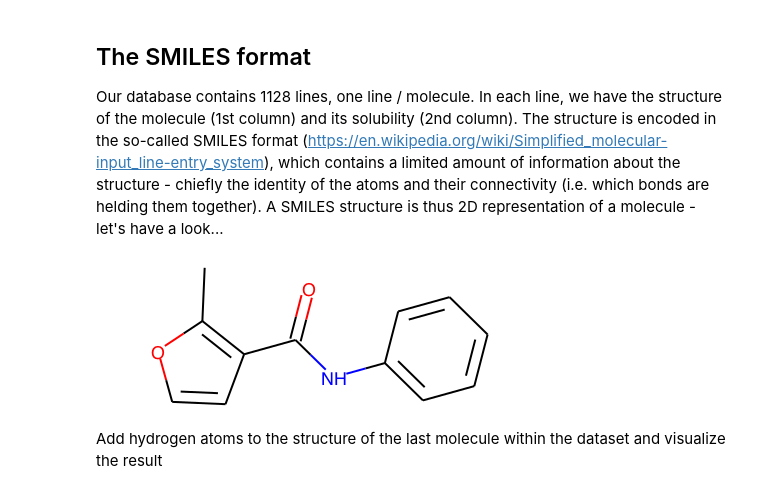
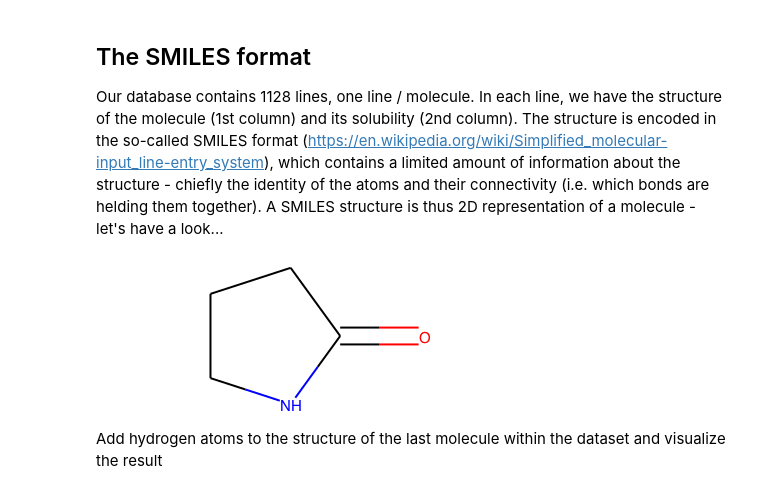
Before and after one commit to maurergroup/CH413, a Jupyter notebook: Workshop_1_Class.ipynb, the cells around one changed output. Drawn from its saved outputs; the diff is of its cells as text; code cells hidden in the pictures.

```diff
--- a/Workshop_1_Class.ipynb
+++ b/Workshop_1_Class.ipynb
@@ -162,21 +162,21 @@ Our database contains 1128 lines, one line / molecule. In each line, we have the
 # %%
 from rdkit.Chem.Draw import IPythonConsole #Needed to show molecules
 
 # We store the SMILES for each molecules in to the "smiles" (1D) array
 # "data[0].values" gets the values of first column ([0], note that in Python we start counting from 0, not 1!)
 # of the (2D) "data" array
 smiles=data[0].values
 
 # Let's do the same with the solubility values - this time, 2nd column, so data[1].values
 logS=data[1].values
 
 # Draw the structure from the second [1] SMILES
-test_mol=Chem.MolFromSmiles(smiles[1])
+test_mol=Chem.MolFromSmiles(smiles[10])
 
 # Visualize the structure
 test_mol
 # %% [output]
-[figure, old version]
+[figure, new version]
 # %% [markdown]
 <div class=warn>
 Add hydrogen atoms to the structure of the last molecule within the dataset and visualize the result
```
Also changed, not shown: parts of 2 cells of this notebook.
